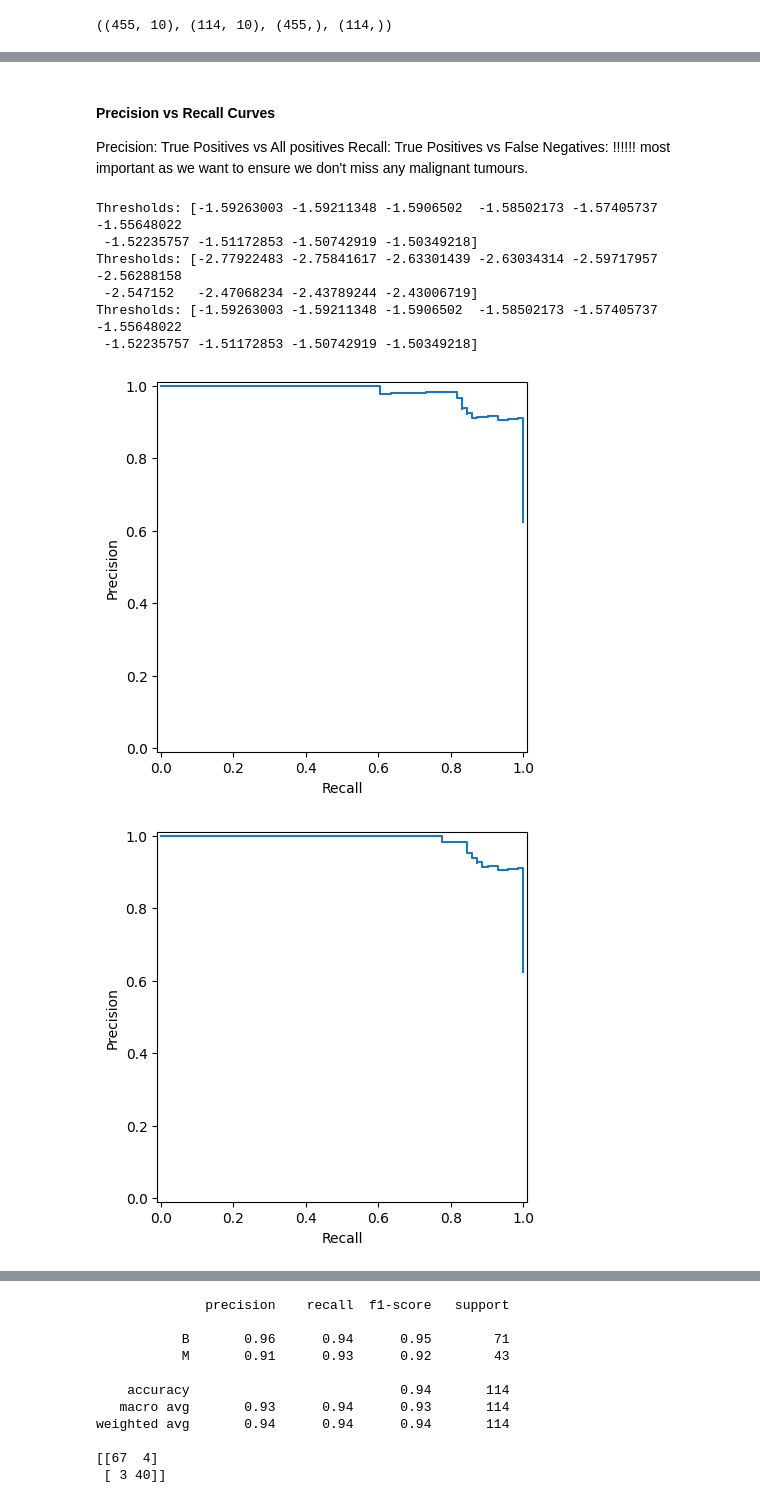
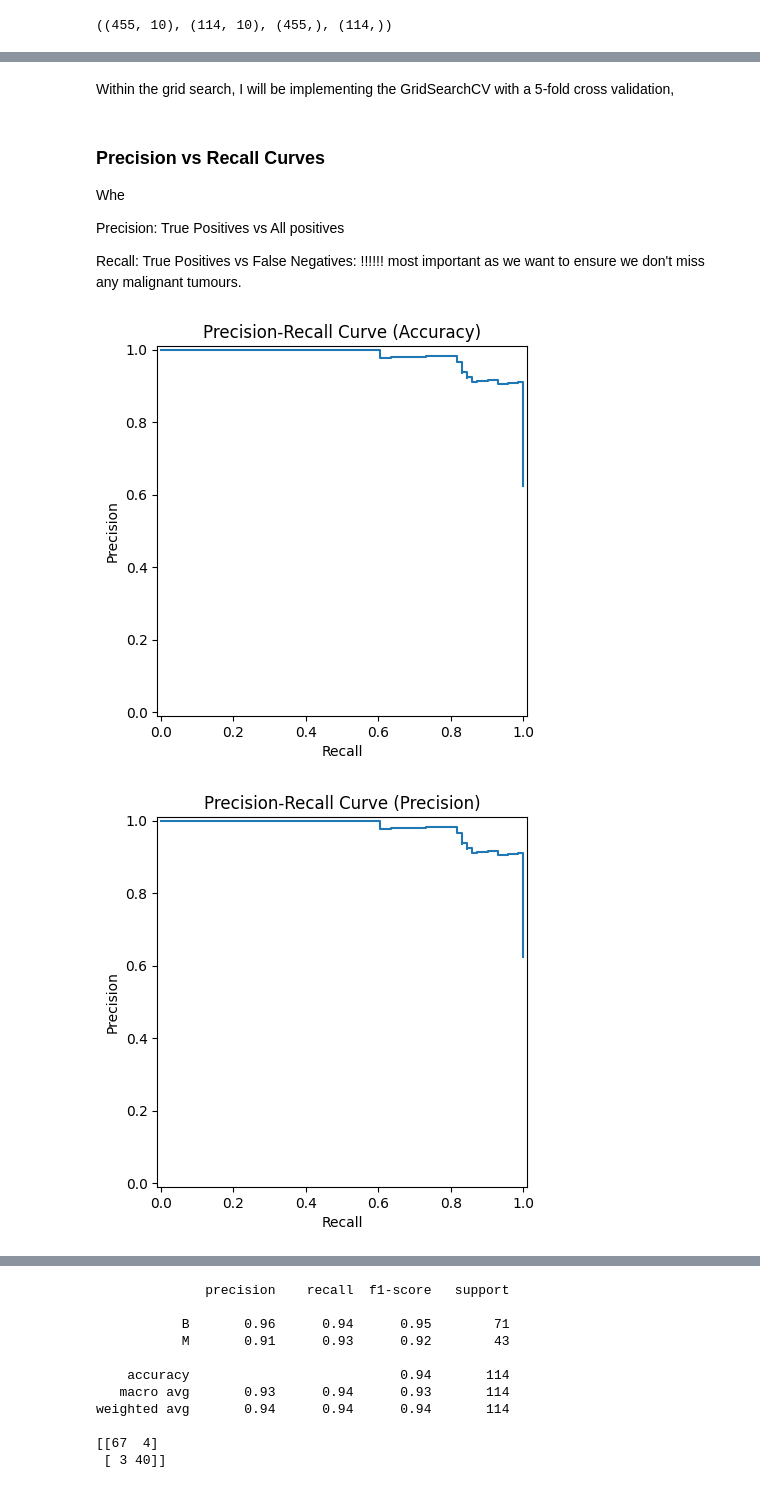
Before and after one commit to Martin-EvansUWA/ML-Project-1, a Jupyter notebook: 23621647.ipynb, the cells around one changed output, grey strips where cells are left out. Drawn from its saved outputs; the diff is of its cells as text; code cells hidden in the pictures.

```diff
--- a/23621647.ipynb
+++ b/23621647.ipynb
@@ -418,43 +478,39 @@ params = {
     'C': [0.1, 1, 10, 50],
     'degree': [2, 5, 9],
 }
+# %% [markdown]
+Within the grid search, I will be implementing the GridSearchCV with a 5-fold cross validation,
 # %% [markdown]
-#### Precision vs Recall Curves
+### Precision vs Recall Curves
+
+Whe
 
 Precision: True Positives vs All positives
+
 Recall: True Positives vs False Negatives: !!!!!! most important as we want to ensure we don't miss any malignant tumours.
 # %%
-from sklearn.model_selection import GridSearchCV
 from sklearn.metrics import PrecisionRecallDisplay, precision_recall_curve
 
 # list of param combinations, with precision, recall, accuracy
 
 scoring = ['accuracy', 'precision', 'recall']
 
 for sc in scoring:
-    svc_gs = GridSearchCV(SVC(class_weight='balanced'), params, cv=5, scoring=sc)
+    svc_gs = GridSearchCV(SVC(class_weight='balanced'), params, cv=5,scoring=sc)
     svc_gs.fit(x_train, y_train)
 
     best_model = svc_gs.best_estimator_
 
     # Get decision function scores for test set
     y_scores = best_model.decision_function(x_test)  # For SVM
 
     # Compute Precision, Recall, and Thresholds
     precision, recall, thresholds = precision_recall_curve(y_test, y_scores)
 
-    # Print the first few threshold values
-    print("Thresholds:", thresholds[:10])  # Print first 10 threshold values
-
     # Plot the Precision-Recall curve
     display = PrecisionRecallDisplay(precision=precision, recall=recall)
     display.plot()
+    plt.title(f"Precision-Recall Curve ({sc.capitalize()})")
 # %% [output]
-Thresholds: [-1.59263003 -1.59211348 -1.5906502  -1.58502173 -1.57405737 -1.55648022
- -1.52235757 -1.51172853 -1.50742919 -1.50349218]
-Thresholds: [-2.77922483 -2.75841617 -2.63301439 -2.63034314 -2.59717957 -2.56288158
- -2.547152   -2.47068234 -2.43789244 -2.43006719]
-Thresholds: [-1.59263003 -1.59211348 -1.5906502  -1.58502173 -1.57405737 -1.55648022
- -1.52235757 -1.51172853 -1.50742919 -1.50349218]
-[figure, old version]
+[figure, new version]
-[figure, old version]
+[figure, new version]
```
Also changed, not shown: parts of 45 cells of this notebook.
